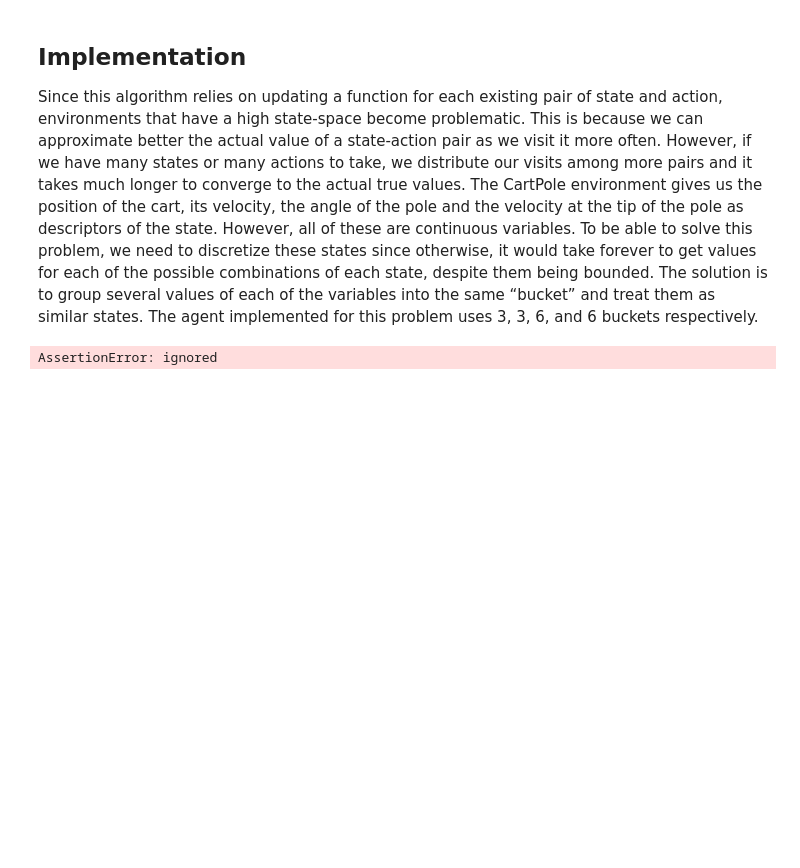
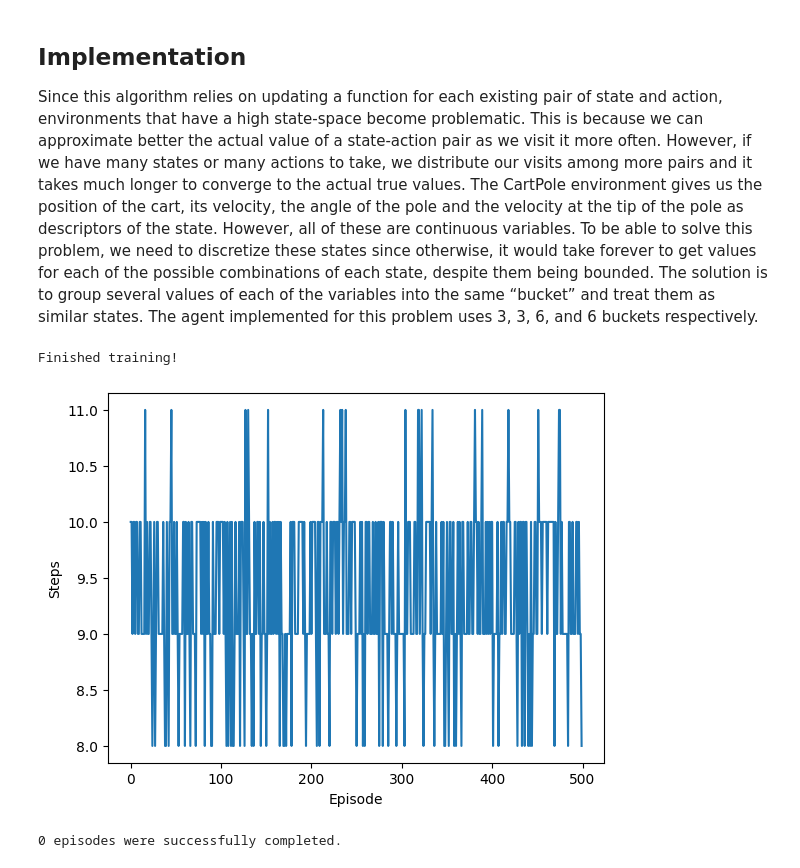
Before and after one commit to ZHAWSleeping/MachineLearning_FS_23, a Jupyter notebook: Lab_02_Q_Learning.ipynb, the cells around one changed output. Drawn from its saved outputs; the diff is of its cells as text; code cells hidden in the pictures; blank space fills up the shorter version.

```diff
--- a/Lab_02_Q_Learning.ipynb
+++ b/Lab_02_Q_Learning.ipynb
@@ -42,7 +42,7 @@ https://github.com/IsaacPatole/CartPole-v0-using-Q-learning-SARSA-and-DNN/blob/m
 
 class CartPoleQAgent():
     def __init__(self, buckets=(3, 3, 6, 6),
-                 num_episodes=500, min_lr=0.1,
+                 num_episodes=500, min_lr=0.85,
                  min_epsilon=0.1, discount=1.0, decay=25):
         self.buckets = buckets
         self.num_episodes = num_episodes
@@ -50,10 +50,11 @@ class CartPoleQAgent():
         self.min_epsilon = min_epsilon
         self.discount = discount
         self.decay = decay
+        self.gamma = 0.9
 
 
         self.env = gym.make('CartPole-v0')
-        self.theta = np.random.rand((self.env.action_space.n), 1)
+        self.theta = np.random.rand(len(buckets), 1)
 
         # This is the action-value function being initialized to 0's
         self.Q_table = np.zeros(self.buckets + (self.env.action_space.n,))
@@ -67,27 +68,33 @@ class CartPoleQAgent():
 
     # Pi function (Policy)
     def logistic_policy(self, state):
-        array = []
-        for a in range(self.env.action_space.n):
-            array.append(1/(1 + np.exp(-self.theta[a].T) * state))
-        return array
+        #print(self.theta)
+        #print(self.theta.T)
+        return np.array([1/(1+np.exp(-(self.theta.T @ state))),
+                         1/(1+np.exp(self.theta.T @ state))])
 
     # Logistic policy gradient
     def gradient(self, state):
-        array = []
-        for a in range(self.env.action_space.n):
-            array.append(state - state * self.logistic_policy(self, state)[a])
-        return array
+        state = np.asarray(state)
+        state = state.reshape(4, 1)
+        #print("im a state")
+        return np.array([state - state * self.logistic_policy(state)[0], - state *self.logistic_policy(state)[1]])
+
     # G function to estimate return
     def G_function(self, step, maxSteps, reward):
         result = 0
-        for k in range(step, maxSteps):
-            result += self.decay**(k - step - 1) * reward[k]
+        for k in range((int)(maxSteps)):
+            result += self.gamma **(k-step-1) * reward
         return result
 
     # updates parameters
-    def update_Theta(self, step, state, G):
-        return self.theta.T + self.get_learning_rate(step) * self.decay**step * G * self.gradient(state)
+    def update_Theta(self, step, state, G, action):
+        #print(self.get_learning_rate(step), "Lr")
+        #print(self.gamma, "Gamma")
+        #print(G, "G")
+        #print(self.gradient(state), "Gradient")
+        #print(self.gradient(state))
+        self.theta = self.theta + self.get_learning_rate(step) * self.gamma**step * G * self.gradient(state)[action]
 
 
 
@@ -131,6 +138,8 @@ class CartPoleQAgent():
          #   return self.env.action_space.sample()
         #else:
             #return np.argmax(self.Q_table[state])
+        state = np.asarray(state)
+        state = state.reshape(4, 1)
         return np.argmax(self.logistic_policy(state))
 
     def get_action(self, state, e):
@@ -217,6 +226,7 @@ class CartPoleQAgent():
             self.epsilon = self.get_epsilon(e)
 
             rewards_array = []
+            action_array = []
             done = False
 
             # generate trajectory
@@ -242,11 +252,11 @@ class CartPoleQAgent():
                 current_state = new_state
                 state_array.append(current_state)
                 rewards_array.append(reward)
+                action_array.append(action)
 
-                print(self.steps[e])
-            for step in range(self.steps[e]):
-                G = self.G_function(step, len(self.steps[e]), rewards_array[step])
-                self.update_Theta(step, state_array[step], G)
+            for step in range((int)(self.steps[e])):
+                G = self.G_function(step, self.steps[e], rewards_array[step])
+                self.update_Theta(step, state_array[step], G, action_array[step])
 
         print('Finished training!')
 
@@ -266,31 +276,33 @@ class CartPoleQAgent():
         print(t, "episodes were successfully completed.")
 
 
     def run(self):
         """Runs an episode while displaying the cartpole environment."""
         self.env = gym.wrappers.Monitor(self.env,'cartpole')
         t = 0
         done = False
         current_state = self.discretize_state(self.env.reset())
         while not done:
                 self.env.render()
                 t = t+1
                 action = self.choose_action(current_state)
                 obs, reward, done, _ = self.env.step(action)
                 new_state = self.discretize_state(obs)
                 current_state = new_state
 
         return t
 
 
 
 def load_q_learning():
     agent = CartPoleQAgent()
     agent.train()
     agent.plot_learning()
 
     return agent
 
 agent = load_q_learning()
 # %% [output]
-AssertionError: ignored
+Finished training!
+[figure, added]
+0 episodes were successfully completed.
```
